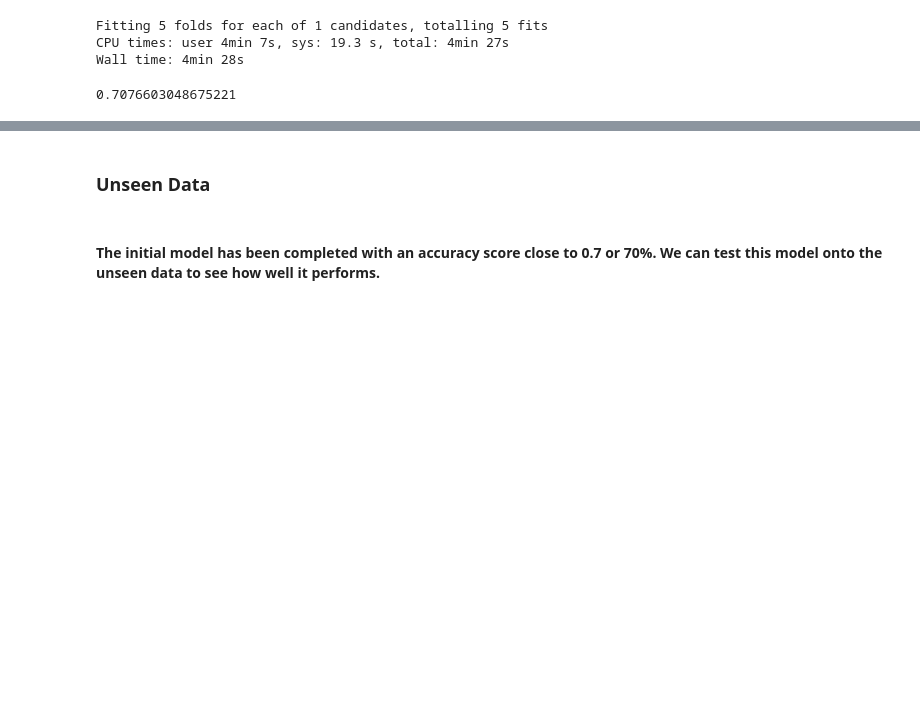
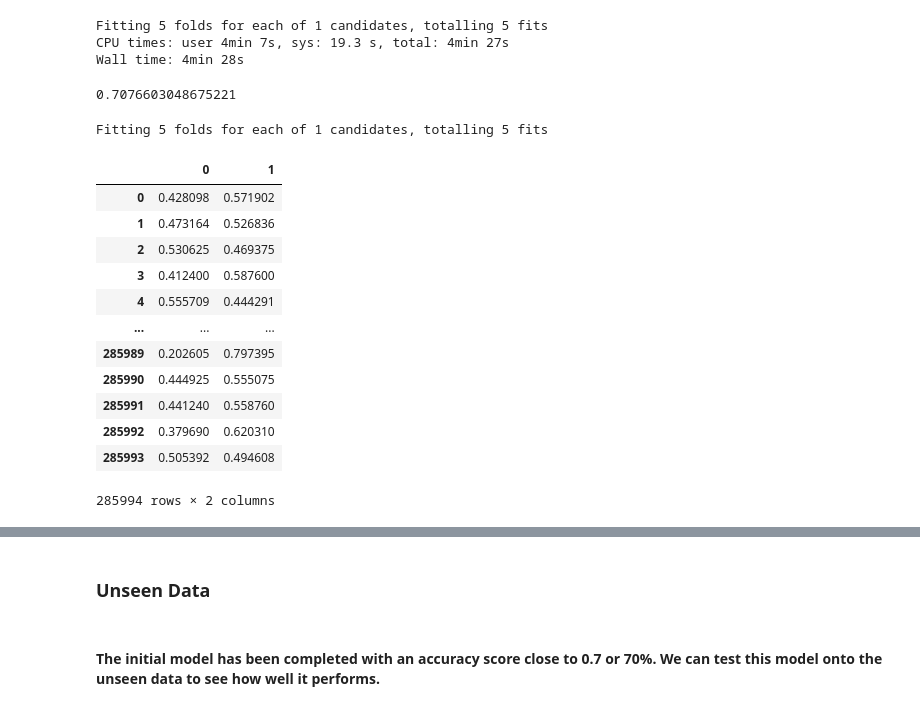
Before and after one commit to RedDragonfruit/Yelp_Near_Truth_Analysis, a Jupyter notebook: 03_Refining_and_GridSearch.ipynb, the cells around one changed output, grey strips where cells are left out. Saved outputs shown, nothing was run; the diff lists cells and outputs as text; code cells hidden in the pictures; blank space fills up the shorter version.

```diff
--- a/03_Refining_and_GridSearch.ipynb
+++ b/03_Refining_and_GridSearch.ipynb
@@ -325,0 +322,24 @@ grid_res2.best_score_
+# %%
+all_probas = gs2.fit(body,target)
+# %% [output]
+Fitting 5 folds for each of 1 candidates, totalling 5 fits
+# %%
+all_proba_df = all_probas.predict_proba(body)
+# %%
+all_proba_df = pd.DataFrame(all_proba_df)
+# %%
+all_proba_df
+# %% [output]
+|  | 0 | 1 |
+| 0 | 0.428098 | 0.571902 |
+| 1 | 0.473164 | 0.526836 |
+| 2 | 0.530625 | 0.469375 |
+| 3 | 0.412400 | 0.587600 |
+| 4 | 0.555709 | 0.444291 |
+| ... | ... | ... |
+| 285989 | 0.202605 | 0.797395 |
+| 285990 | 0.444925 | 0.555075 |
+| 285991 | 0.441240 | 0.558760 |
+| 285992 | 0.379690 | 0.620310 |
+| 285993 | 0.505392 | 0.494608 |
+285994 rows × 2 columns
```
Also changed, not shown: parts of 26 cells of this notebook, 5 other files.
